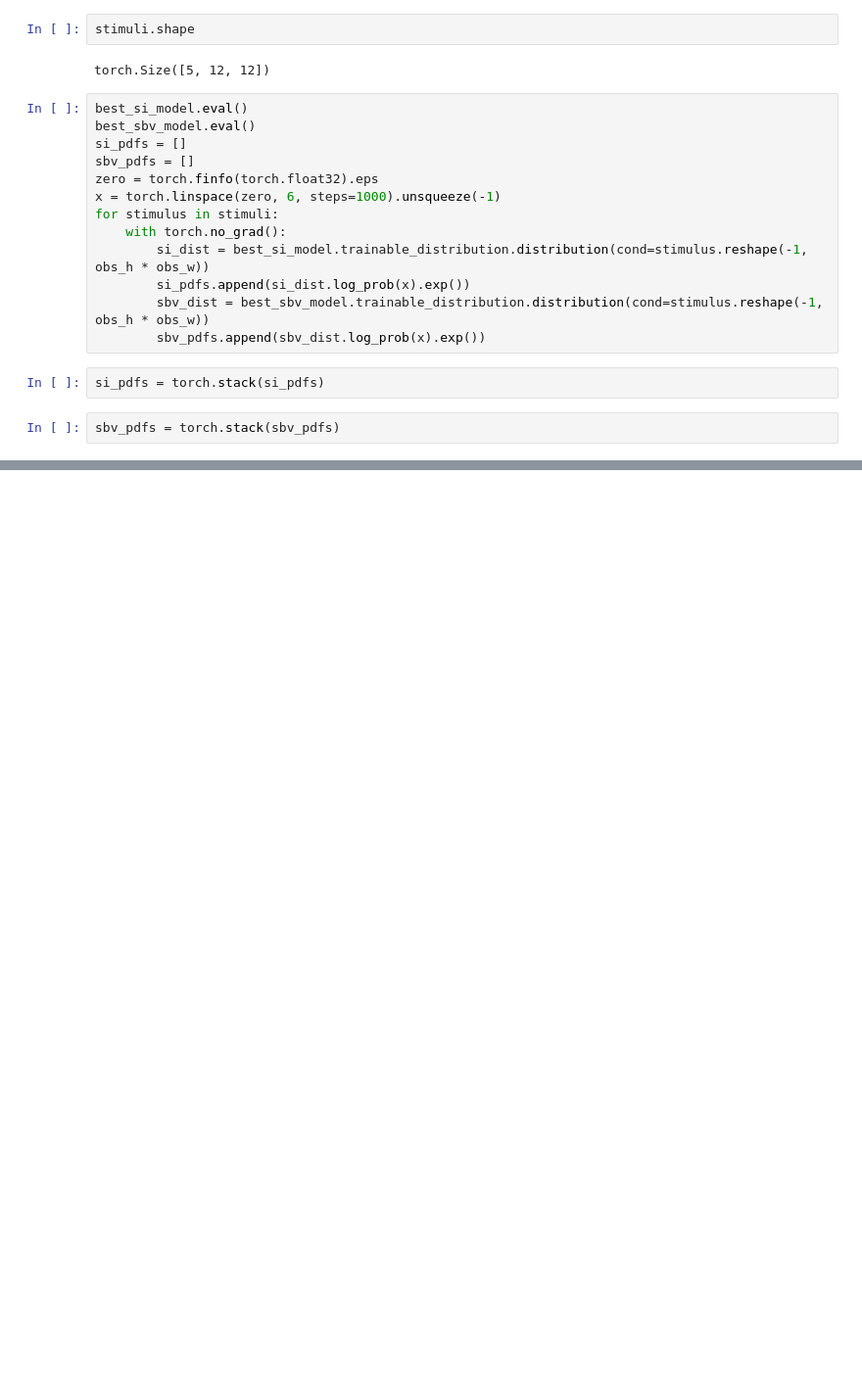
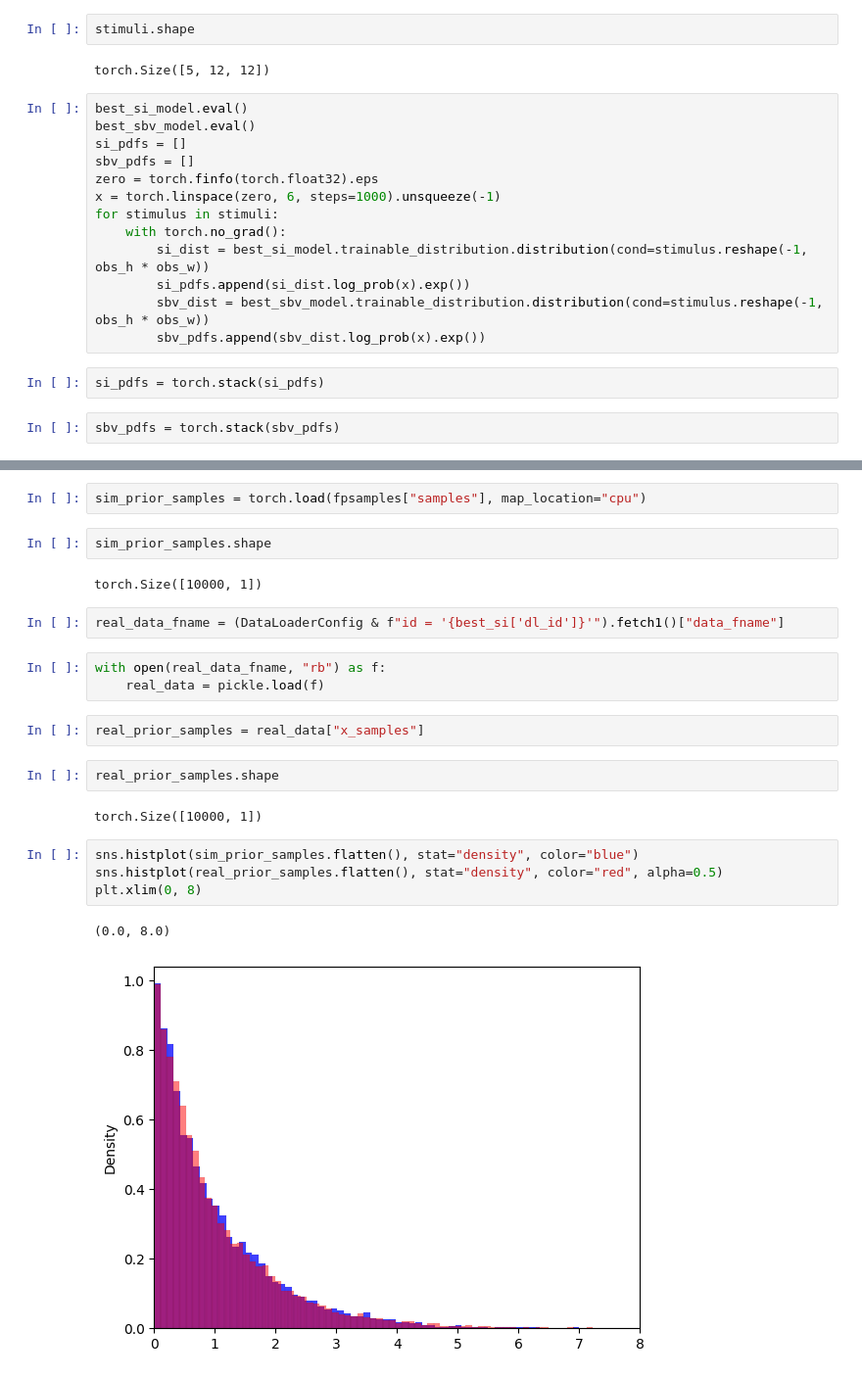
Before and after one commit to suhasshrinivasan/task-transfer, a Jupyter notebook: experiments/learning/compare_si_sbv.ipynb, the cells around one changed output, grey strips where cells are left out. Shown at 98% size. Drawn from its saved outputs; the diff is of its cells as text; blank space fills up the shorter version.

```diff
--- a/experiments/learning/compare_si_sbv.ipynb
+++ b/experiments/learning/compare_si_sbv.ipynb
@@ -166,0 +327,24 @@ plt.legend()
+# %%
+sim_prior_samples = torch.load(fpsamples["samples"], map_location="cpu")
+# %%
+sim_prior_samples.shape
+# %% [output]
+torch.Size([10000, 1])
+# %%
+real_data_fname = (DataLoaderConfig & f"id = '{best_si['dl_id']}'").fetch1()["data_fname"]
+# %%
+with open(real_data_fname, "rb") as f:
+    real_data = pickle.load(f)
+# %%
+real_prior_samples = real_data["x_samples"]
+# %%
+real_prior_samples.shape
+# %% [output]
+torch.Size([10000, 1])
+# %%
+sns.histplot(sim_prior_samples.flatten(), stat="density", color="blue")
+sns.histplot(real_prior_samples.flatten(), stat="density", color="red", alpha=0.5)
+plt.xlim(0, 8)
+# %% [output]
+(0.0, 8.0)
+[figure, added]
```
Also changed, not shown: parts of 25 cells of this notebook, 5 other files.
